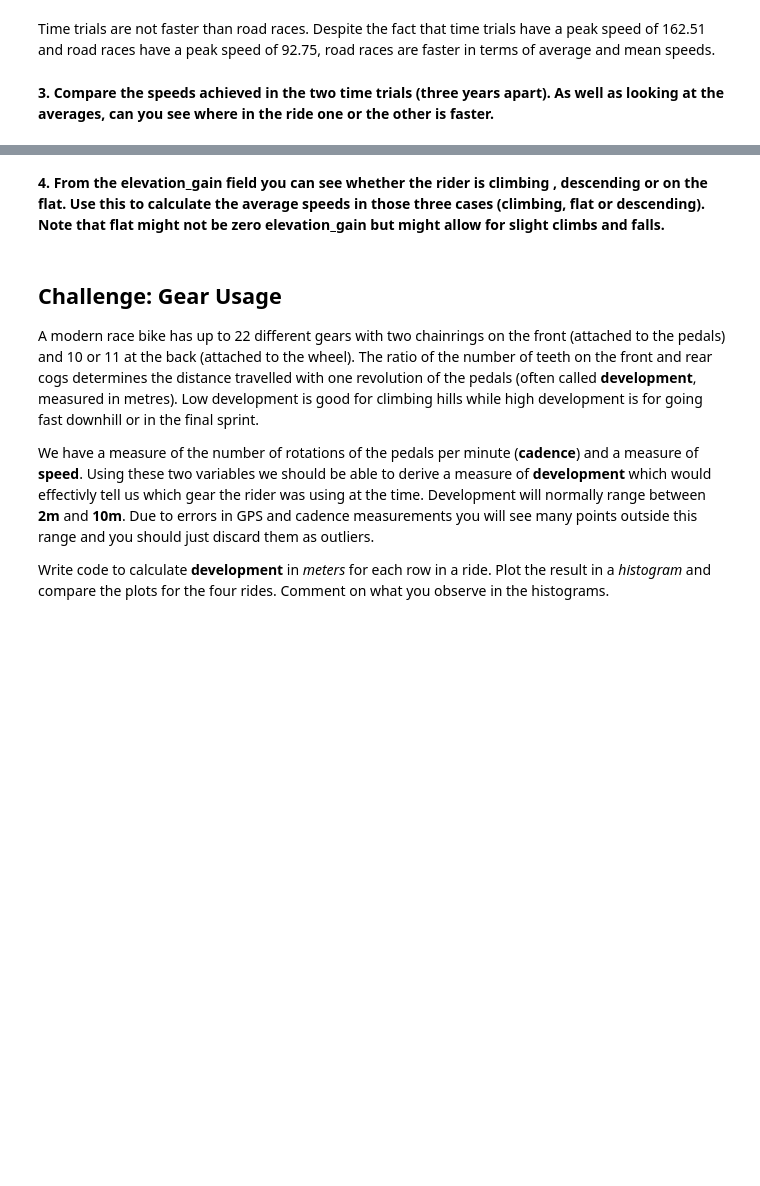
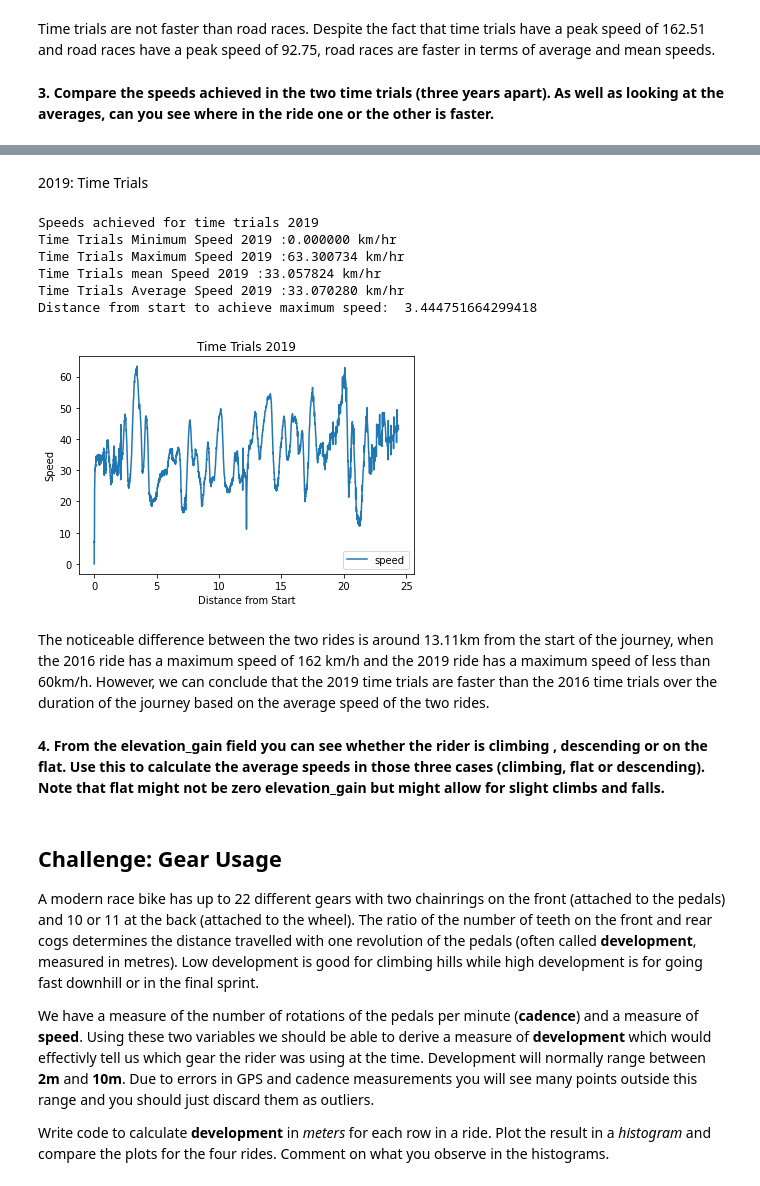
Before and after one commit to MQCOMP2200-S2-2021/data-science-portfolio-avagardiner, a Jupyter notebook: Portfolio 1.ipynb, the cells around one changed output, grey strips where cells are left out. Cells and saved outputs as stored; diff of their text form; code cells hidden in the pictures; blank space fills up the shorter version.

```diff
--- a/Portfolio 1.ipynb
+++ b/Portfolio 1.ipynb
@@ -230,3 +252,27 @@ Time trials are not faster than road races. Despite the fact that time trials h
+# %% [markdown]
+2019: Time Trials
+# %%
+print ("Speeds achieved for time trials 2019")
+total_distance = tt_2019.distance.sum()
+total_time = tt_2019.timedelta.sum()
+average_speed = total_distance / ((total_time)/3600)
+print('Time Trials Minimum Speed 2019 :{:2f} km/hr  '.format(tt_2019.speed.min()))
+print('Time Trials Maximum Speed 2019 :{:2f} km/hr '.format(tt_2019.speed.max()))
+print('Time Trials mean Speed 2019 :{:2f} km/hr '.format(tt_2019.speed.mean()))
+print('Time Trials Average Speed 2019 :{:2f} km/hr '.format(average_speed))
+tt_2019['Distance from Start']=tt_2019.distance.cumsum()
+tt_2019.plot(x='Distance from Start', y='speed',title='Time Trials 2019', ylabel="Speed");
+print('Distance from start to achieve maximum speed: ',tt_2019.iloc[tt_2019.speed.argmax()]['Distance from Start'])
+# %% [output]
+Speeds achieved for time trials 2019
+Time Trials Minimum Speed 2019 :0.000000 km/hr
+Time Trials Maximum Speed 2019 :63.300734 km/hr
+Time Trials mean Speed 2019 :33.057824 km/hr
+Time Trials Average Speed 2019 :33.070280 km/hr
+Distance from start to achieve maximum speed:  3.444751664299418
+[figure, added]
+# %% [markdown]
+The noticeable difference between the two rides is around 13.11km from the start of the journey, when the 2016 ride has a maximum speed of 162 km/h and the 2019 ride has a maximum speed of less than 60km/h. However, we can conclude that the 2019 time trials are faster than the 2016 time trials over the duration of the journey based on the average speed of the two rides.
 # %% [markdown]
 **4.  From the elevation_gain field you can see whether the rider is climbing , descending or on the flat. Use this to calculate the average speeds in those three cases (climbing, flat or descending). Note that flat might not be zero elevation_gain but might allow for slight climbs and falls.**
 # %% [markdown]
```
Also changed, not shown: parts of 2 cells of this notebook.
